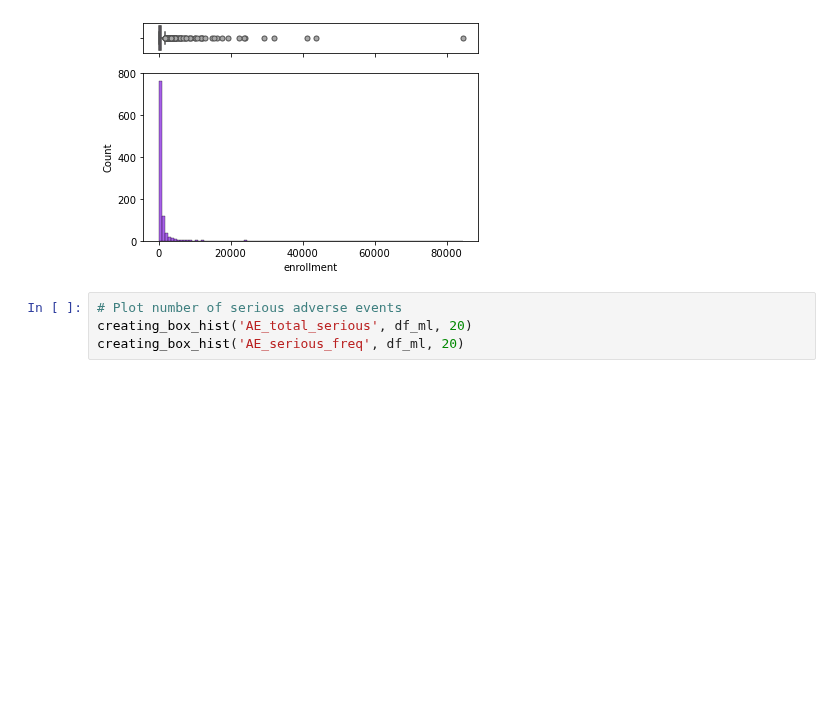
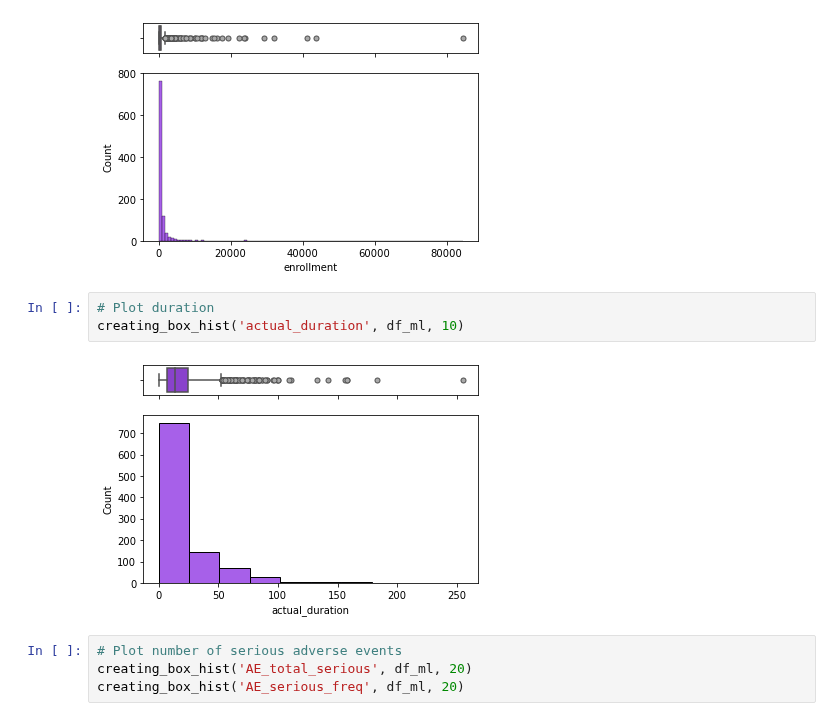
Before and after one commit to brunalos/clinical-trials-ml, a Jupyter notebook: vaccines.ipynb, the cells around one changed output. Drawn from its saved outputs; the diff is of its cells as text; blank space fills up the shorter version.

Commit message:
feat: added new plots

```diff
--- a/vaccines.ipynb
+++ b/vaccines.ipynb
@@ -1643,6 +1643,11 @@ creating_box_hist('mean_age_imp', df_ml, 10)
 creating_box_hist('enrollment', df_ml, 100)
 # %% [output]
 [figure]
+# %%
+# Plot duration
+creating_box_hist('actual_duration', df_ml, 10)
+# %% [output]
+[figure, added]
 # %%
 # Plot number of serious adverse events
 creating_box_hist('AE_total_serious', df_ml, 20)
```
